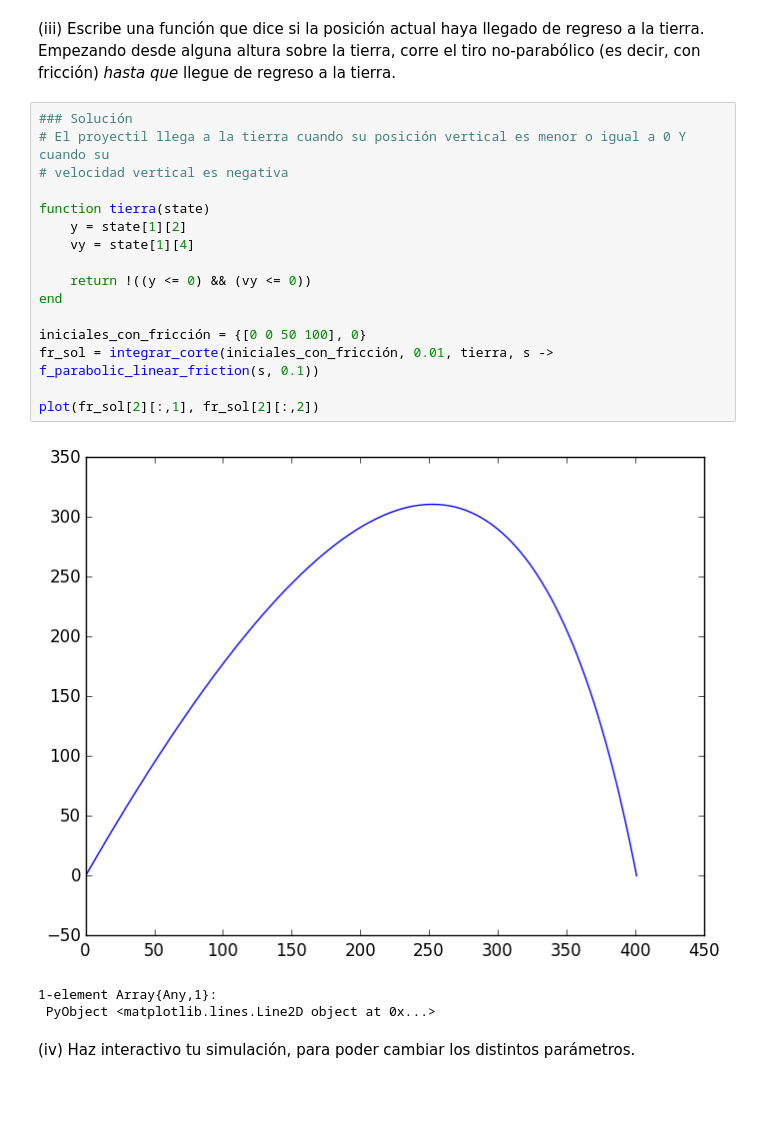
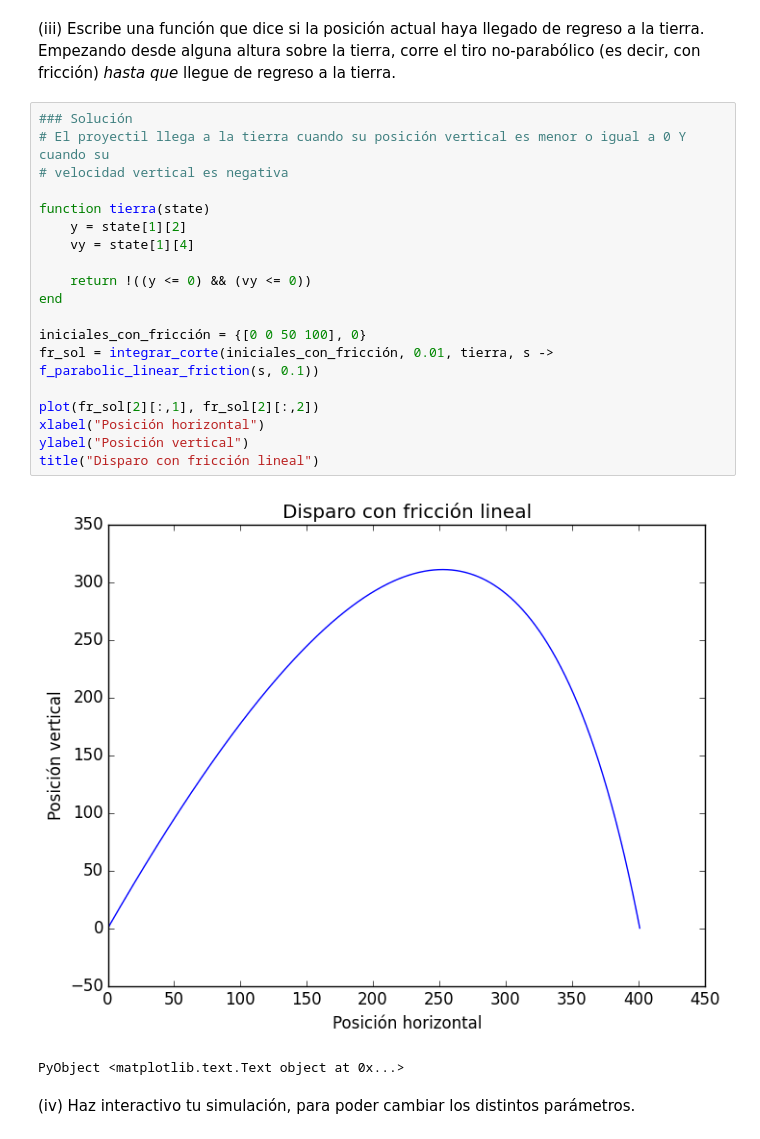
Before and after one commit to ivan-galinskiy/fisica_computacional, a Jupyter notebook: tareas/Tarea 06.ipynb, the cells around one changed output. Drawn from its saved outputs; the diff is of its cells as text; blank space fills up the shorter version.

```diff
--- a/tareas/Tarea 06.ipynb
+++ b/tareas/Tarea 06.ipynb
@@ -246,22 +246,24 @@ integrar_corte (generic function with 4 methods)
 # %%
 ### Solución
 # El proyectil llega a la tierra cuando su posición vertical es menor o igual a 0 Y cuando su
 # velocidad vertical es negativa
 
 function tierra(state)
     y = state[1][2]
     vy = state[1][4]
 
     return !((y <= 0) && (vy <= 0))
 end
 
 iniciales_con_fricción = {[0 0 50 100], 0}
 fr_sol = integrar_corte(iniciales_con_fricción, 0.01, tierra, s -> f_parabolic_linear_friction(s, 0.1))
 
 plot(fr_sol[2][:,1], fr_sol[2][:,2])
+xlabel("Posición horizontal")
+ylabel("Posición vertical")
+title("Disparo con fricción lineal")
 # %% [output]
-[figure, old version]
+[figure, new version]
-1-element Array{Any,1}:
- PyObject <matplotlib.lines.Line2D object at 0x...>
+PyObject <matplotlib.text.Text object at 0x...>
 # %% [markdown]
 (iv) Haz interactivo tu simulación, para poder cambiar los distintos parámetros.
```
Also changed, not shown: parts of 1 cell of this notebook.
